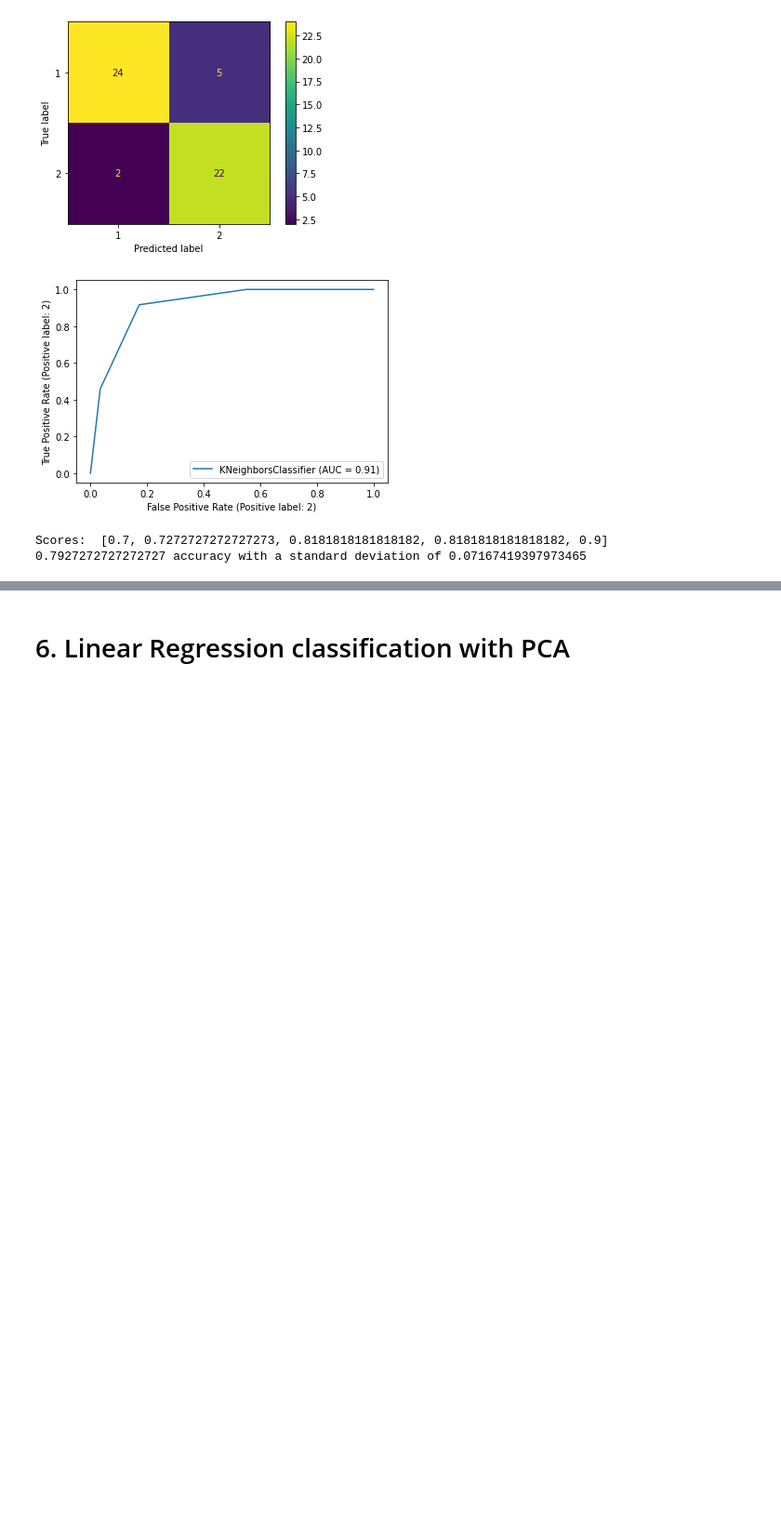
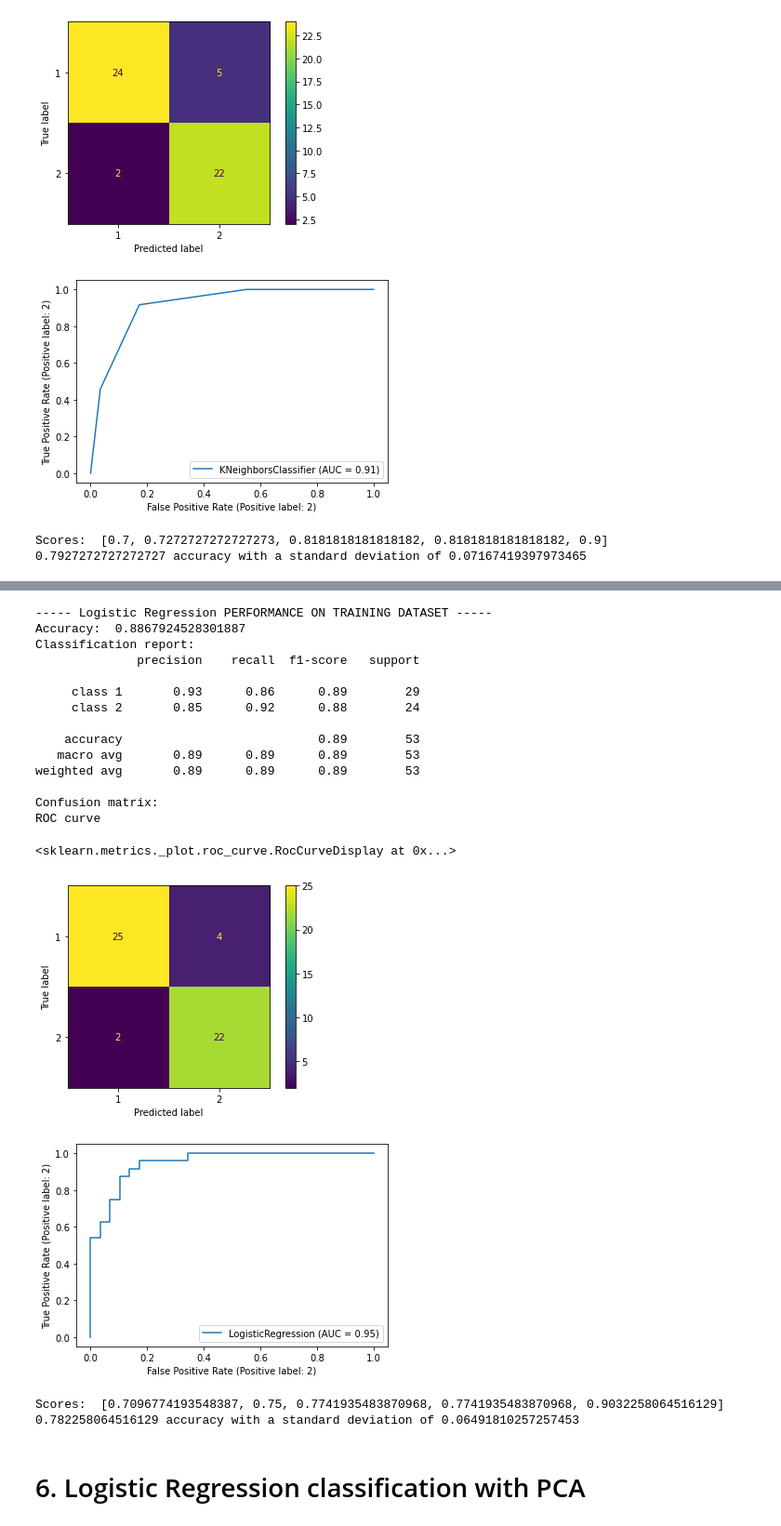
Before and after one commit to BioMedProjects/Intro-AI-Project, a Jupyter notebook: WDSI_project.ipynb, the cells around one changed output, grey strips where cells are left out. Shown: that part at 93% size. Saved outputs shown, nothing was run; the diff lists cells and outputs as text; code cells hidden in the pictures; blank space fills up the shorter version.

```diff
--- a/WDSI_project.ipynb
+++ b/WDSI_project.ipynb
@@ -421,2 +474,43 @@ Scores:  [0.7, 0.7272727272727273, 0.8181818181818182, 0.8181818181818182, 0.9]
+# %%
+print('----- Logistic Regression PERFORMANCE ON TRAINING DATASET -----')
+lr_predictions = lr_classifier.predict(data_test)
+lr_accuracy = accuracy_score(target_test, lr_predictions)
+print('Accuracy: ', lr_accuracy)
+
+print("Classification report:")
+target_names = ['class 1', 'class 2']
+print(classification_report(target_test, lr_predictions, target_names=target_names))
+
+print("Confusion matrix:")
+plot_confusion_matrix(lr_classifier, data_test, target_test)
+
+print("ROC curve")
+plot_roc_curve(lr_classifier, data_test, target_test)
+# %% [output]
+----- Logistic Regression PERFORMANCE ON TRAINING DATASET -----
+Accuracy:  0.8867924528301887
+Classification report:
+              precision    recall  f1-score   support
+
+     class 1       0.93      0.86      0.89        29
+     class 2       0.85      0.92      0.88        24
+
+    accuracy                           0.89        53
+   macro avg       0.89      0.89      0.89        53
+weighted avg       0.89      0.89      0.89        53
+
+Confusion matrix:
+ROC curve
+<sklearn.metrics._plot.roc_curve.RocCurveDisplay at 0x...>
+[figure, added]
+[figure, added]
+# %%
+scores = cross_val_score(lr_classifier, data, target, cv=5)
+print("Scores: ", sorted(scores))
+
+print(f"{scores.mean()} accuracy with a standard deviation of {scores.std()}")
+# %% [output]
+Scores:  [0.7096774193548387, 0.75, 0.7741935483870968, 0.7741935483870968, 0.9032258064516129]
+0.782258064516129 accuracy with a standard deviation of 0.06491810257257453
 # %% [markdown]
-# 6. Linear Regression classification with PCA<a name="2"></a>
+# 6. Logistic Regression classification with PCA<a name="2"></a>
```
Also changed, not shown: parts of 14 cells of this notebook.
